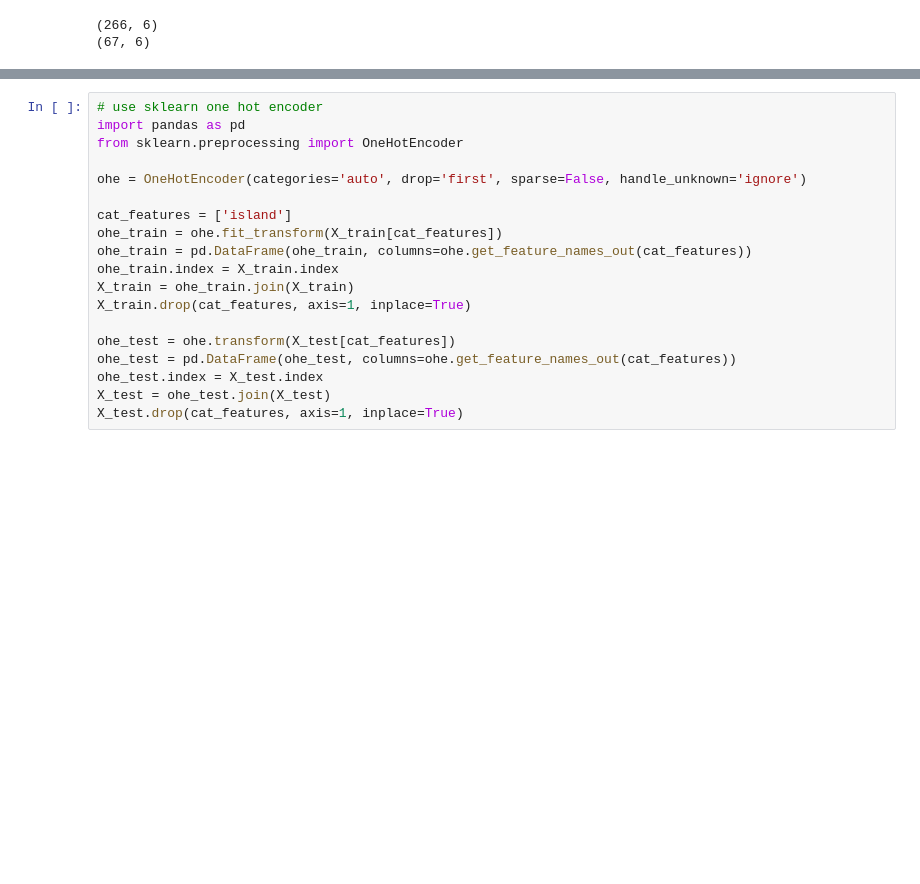
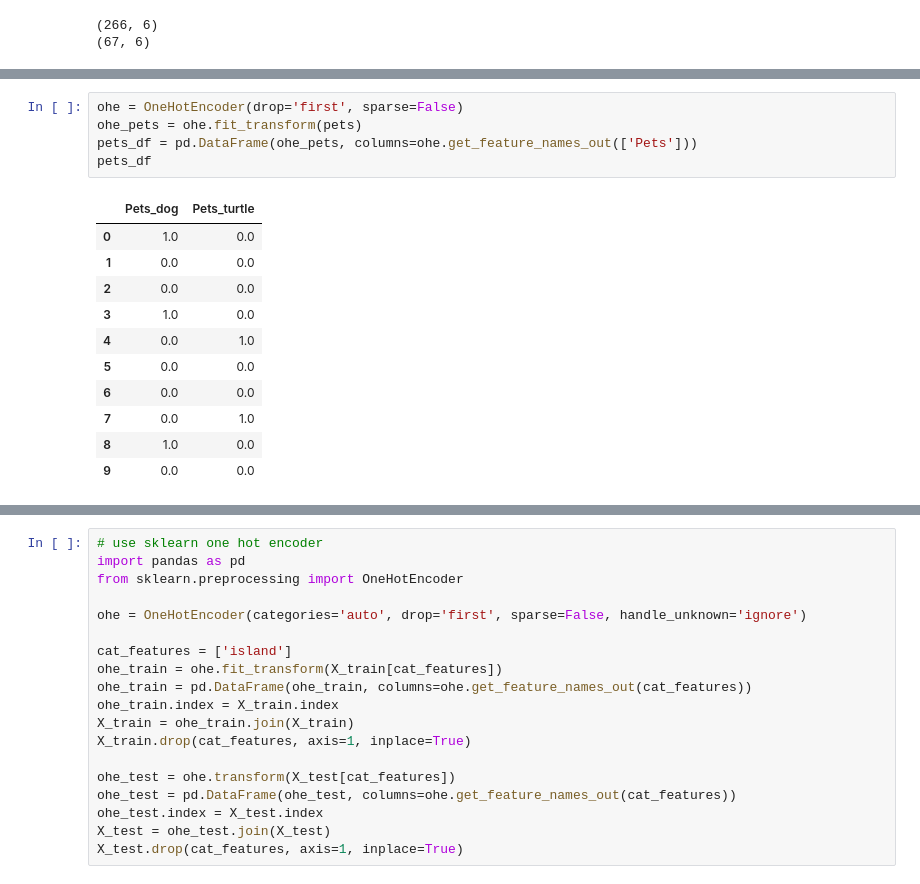
Before and after one commit to gitmystuff/DSChunks, a Jupyter notebook: One Hot.ipynb, the cells around one changed output, grey strips where cells are left out. Cells and saved outputs as stored; diff of their text form; blank space fills up the shorter version.

```diff
--- a/One Hot.ipynb
+++ b/One Hot.ipynb
@@ -77,0 +189,17 @@ print(X_test.shape)
+# %%
+ohe = OneHotEncoder(drop='first', sparse=False)
+ohe_pets = ohe.fit_transform(pets)
+pets_df = pd.DataFrame(ohe_pets, columns=ohe.get_feature_names_out(['Pets']))
+pets_df
+# %% [output]
+|  | Pets_dog | Pets_turtle |
+| 0 | 1.0 | 0.0 |
+| 1 | 0.0 | 0.0 |
+| 2 | 0.0 | 0.0 |
+| 3 | 1.0 | 0.0 |
+| 4 | 0.0 | 1.0 |
+| 5 | 0.0 | 0.0 |
+| 6 | 0.0 | 0.0 |
+| 7 | 0.0 | 1.0 |
+| 8 | 1.0 | 0.0 |
+| 9 | 0.0 | 0.0 |
```
Also changed, not shown: parts of 12 cells of this notebook.
